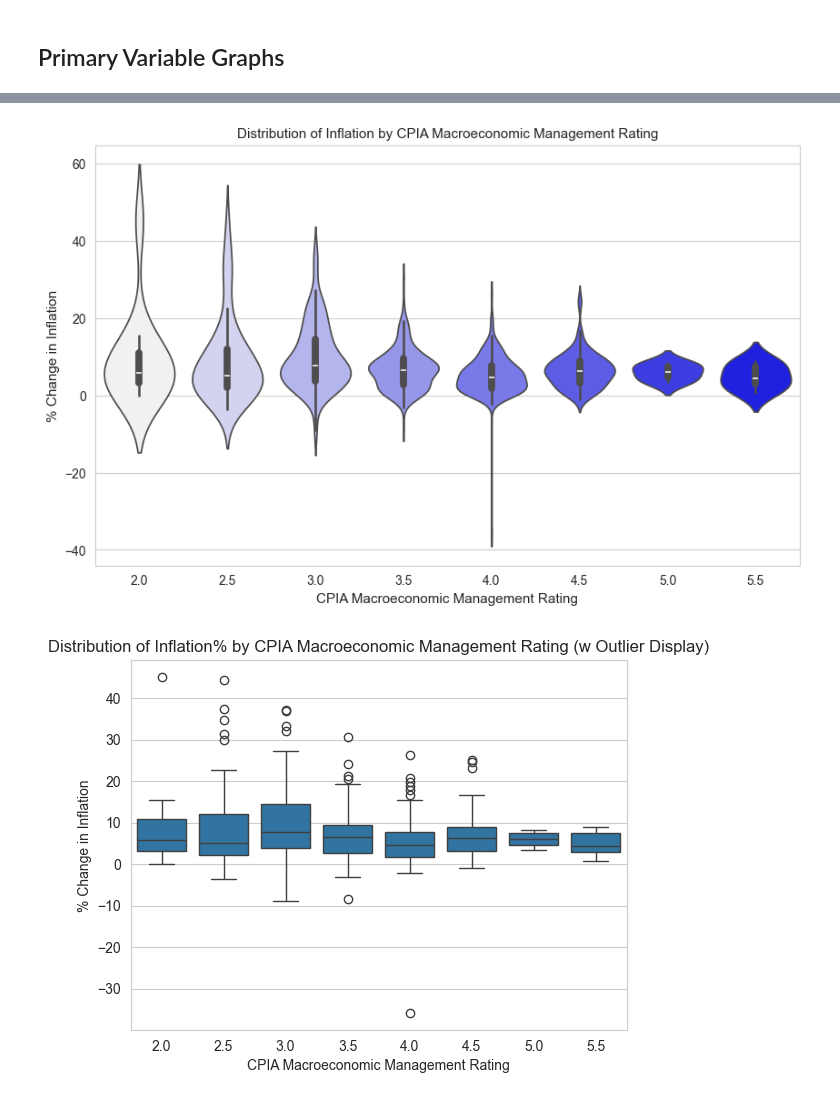
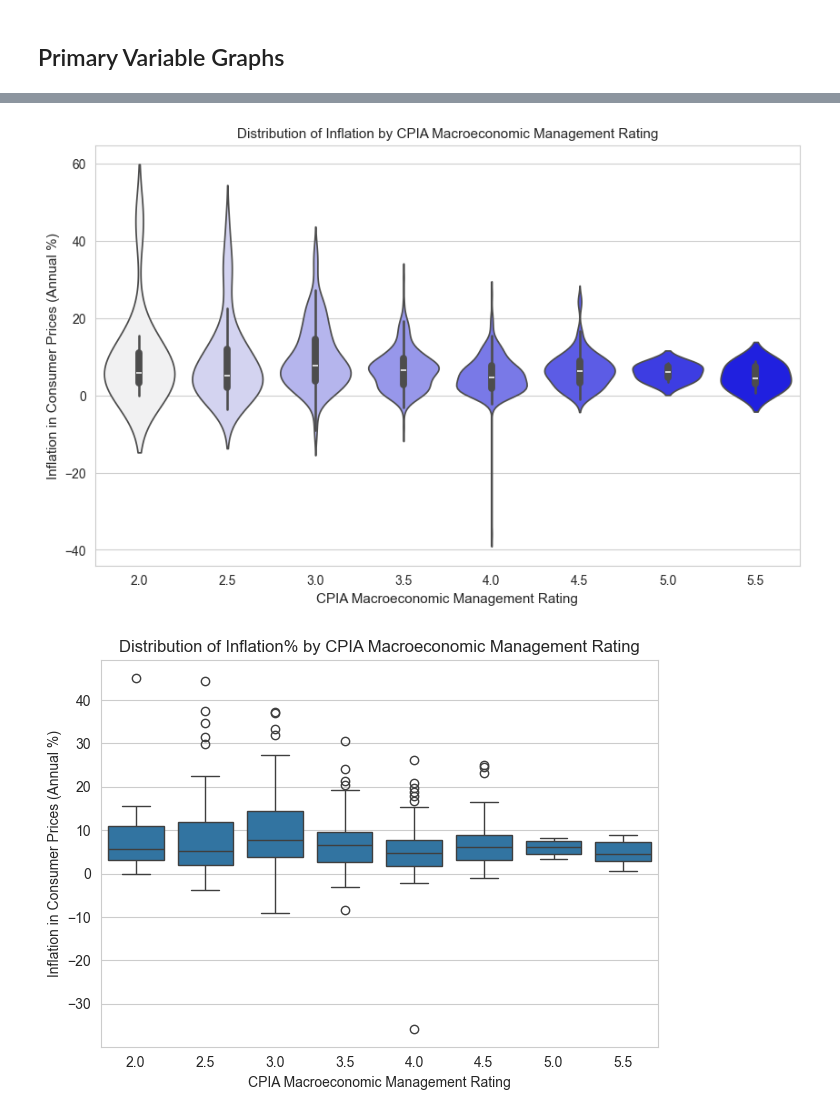
Before and after one commit to JoeyRussoniello/the-nexus-of-macroeconomic-policy-on-inflation, a Jupyter notebook: Python/python_visuals.ipynb, the cells around one changed output, grey strips where cells are left out. Saved outputs shown, nothing was run; the diff lists cells and outputs as text; code cells hidden in the pictures.

```diff
--- a/Python/python_visuals.ipynb
+++ b/Python/python_visuals.ipynb
@@ -123,7 +123,7 @@ renamed = df.rename({
 filtered = renamed[renamed['EconManagement'] >= 2]
 # %%
 FONT_SIZE = 11
-Y_AX_NAME = '% Change in Inflation'
+Y_AX_NAME = 'Inflation in Consumer Prices (Annual %)'
 # %%
 plt.figure(figsize=(10,6))
 sns.set_palette('light:b')
@@ -145,19 +145,21 @@ plt.xlabel("CPIA Macroeconomic Management Rating",fontsize=FONT_SIZE)
 plt.ylabel(Y_AX_NAME, fontsize=FONT_SIZE)
 plt.show()
 # %% [output]
-[figure, old version]
+[figure, new version]
 # %%
 sns.set_palette('tab10')
 sns.set_style('whitegrid')
 sns.boxplot(filtered,x='EconManagement',y='inflation')
 
 
-plt.title("Distribution of Inflation% by CPIA Macroeconomic Management Rating (w Outlier Display)")
+plt.title("Distribution of Inflation% by CPIA Macroeconomic Management Rating")
 plt.xlabel("CPIA Macroeconomic Management Rating")
 plt.ylabel(Y_AX_NAME)
+plt.tight_layout()
+plt.savefig('../Graphs/boxplot.png')
 plt.show()
 # %% [output]
-[figure, old version]
+[figure, new version]
 # %%
 sns.barplot(data=filtered,
             x='EconManagement',
```
Also changed, not shown: parts of 3 cells of this notebook, 8 other files.
